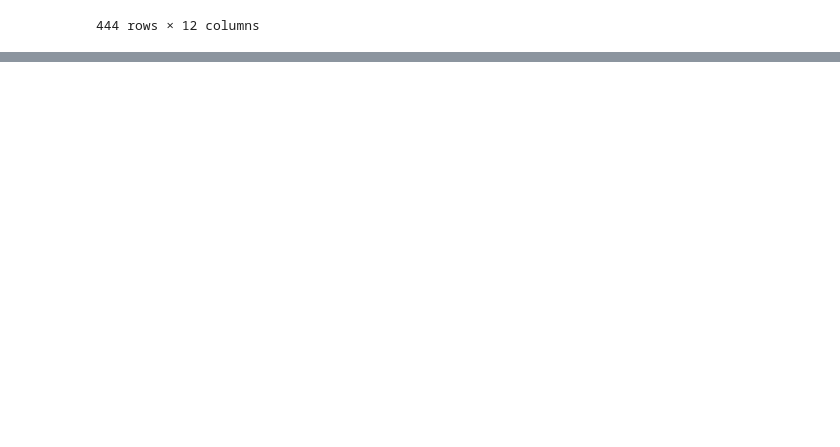
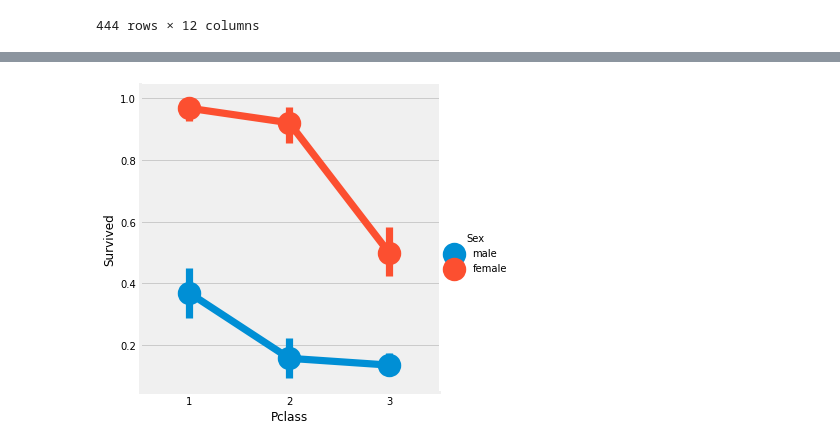
Before and after one commit to JihyoGwon/PythonforDataAnalysis, a Jupyter notebook: 001_1_Kaggle_Titanic_Colab_Data_Analysis.ipynb, the cells around one changed output, grey strips where cells are left out. Saved outputs shown, nothing was run; the diff lists cells and outputs as text; code cells hidden in the pictures; blank space fills up the shorter version.

```diff
--- a/001_1_Kaggle_Titanic_Colab_Data_Analysis.ipynb
+++ b/001_1_Kaggle_Titanic_Colab_Data_Analysis.ipynb
@@ -293,0 +324,5 @@ train[cond_age | cond_pclass | cond_sex]
+# %%
+train['Sex_clean'] = train['Sex'].astype('category').cat.codes
+test['Sex_Clean'] = test['Sex'].astype('category').cat.codes
+
+train.head()
@@ -293,0 +426,5 @@ train[cond_age | cond_pclass | cond_sex]
+# %%
+sns.factorplot('Pclass','Survived',hue='Sex', data = train)
+plt.show()
+# %% [output]
+[figure, added]
```
Also changed, not shown: parts of 22 cells of this notebook.
